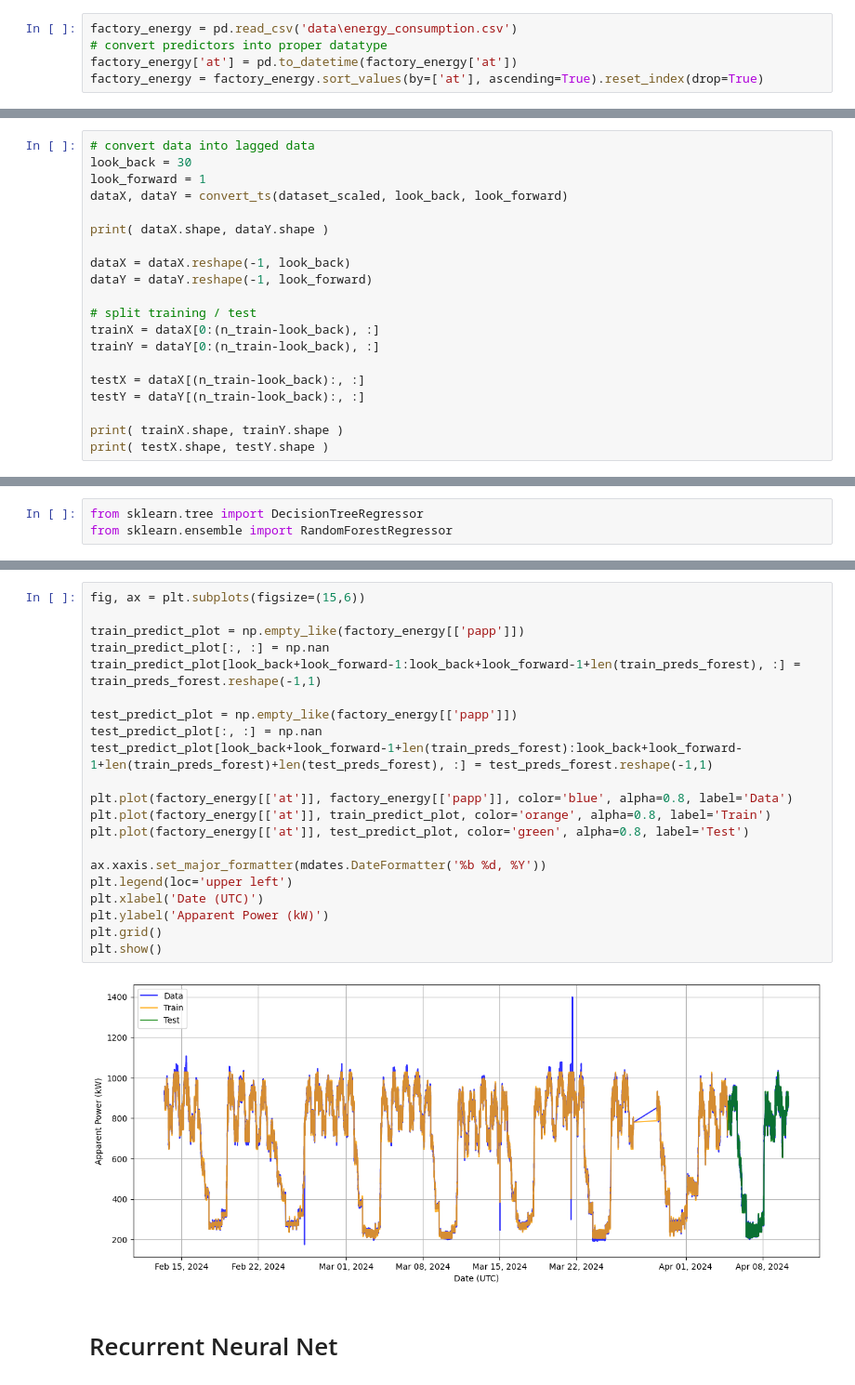
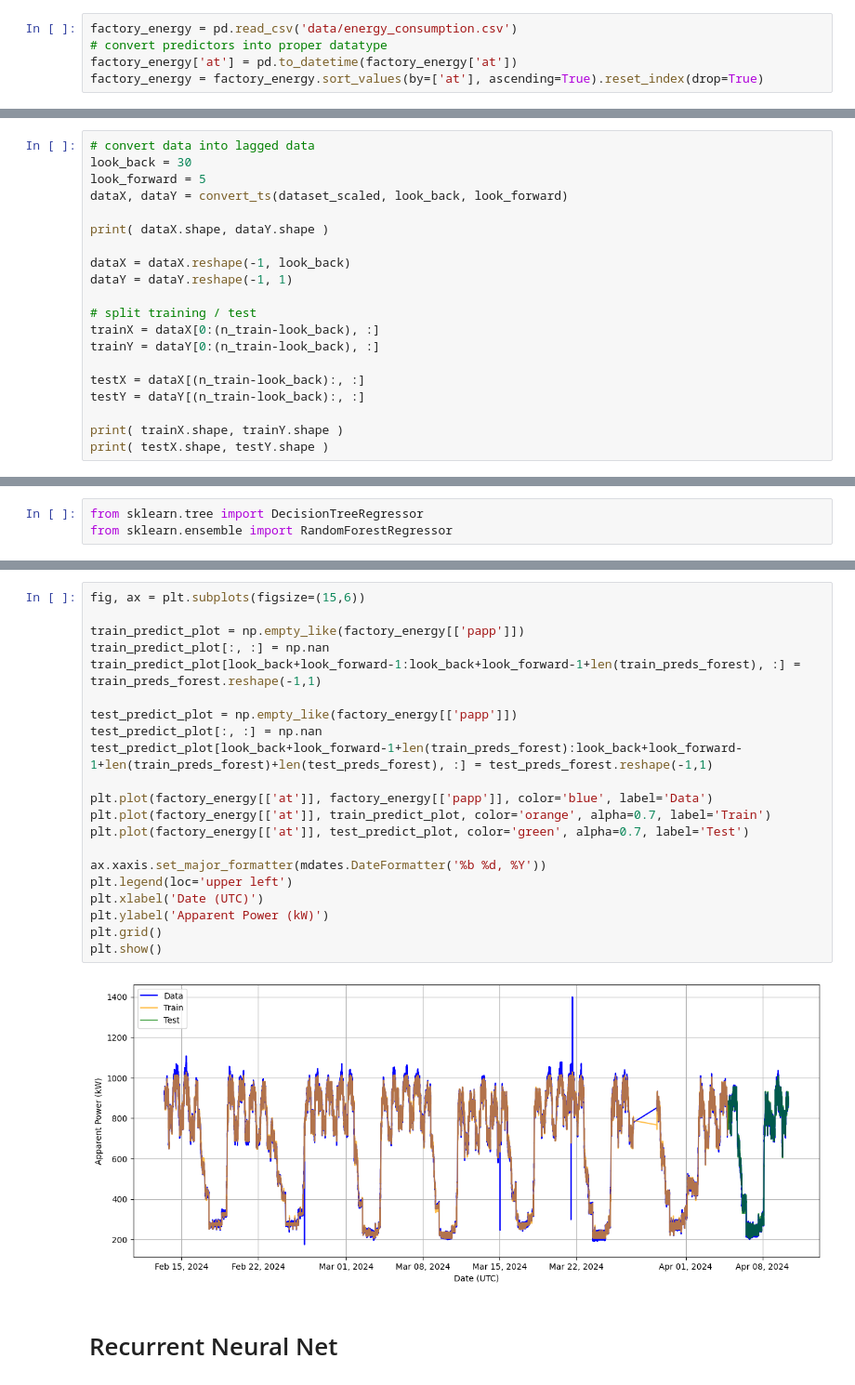
Before and after one commit to AzureAmber/Consumption-Case-Study, a Jupyter notebook: Analysis_energy.ipynb, the cells around one changed output, grey strips where cells are left out. Shown at 93% size. Cells and saved outputs as stored; diff of their text form.

```diff
--- a/Analysis_energy.ipynb
+++ b/Analysis_energy.ipynb
@@ -24,7 +24,7 @@ from plotnine import *
 import warnings
 warnings.filterwarnings('ignore')
 # %%
-factory_energy = pd.read_csv('data\energy_consumption.csv')
+factory_energy = pd.read_csv('data/energy_consumption.csv')
 # convert predictors into proper datatype
 factory_energy['at'] = pd.to_datetime(factory_energy['at'])
 factory_energy = factory_energy.sort_values(by=['at'], ascending=True).reset_index(drop=True)
@@ -66,13 +66,13 @@ dataset_scaled = np.concatenate((train_scaled, test_scaled), axis=0)
 # %%
 # convert data into lagged data
 look_back = 30
-look_forward = 1
+look_forward = 5
 dataX, dataY = convert_ts(dataset_scaled, look_back, look_forward)
 
 print( dataX.shape, dataY.shape )
 
 dataX = dataX.reshape(-1, look_back)
-dataY = dataY.reshape(-1, look_forward)
+dataY = dataY.reshape(-1, 1)
 
 # split training / test
 trainX = dataX[0:(n_train-look_back), :]
@@ -259,26 +255,26 @@ plt.show()
 # %%
 fig, ax = plt.subplots(figsize=(15,6))
 
 train_predict_plot = np.empty_like(factory_energy[['papp']])
 train_predict_plot[:, :] = np.nan
 train_predict_plot[look_back+look_forward-1:look_back+look_forward-1+len(train_preds_forest), :] = train_preds_forest.reshape(-1,1)
 
 test_predict_plot = np.empty_like(factory_energy[['papp']])
 test_predict_plot[:, :] = np.nan
 test_predict_plot[look_back+look_forward-1+len(train_preds_forest):look_back+look_forward-1+len(train_preds_forest)+len(test_preds_forest), :] = test_preds_forest.reshape(-1,1)
 
-plt.plot(factory_energy[['at']], factory_energy[['papp']], color='blue', alpha=0.8, label='Data')
-plt.plot(factory_energy[['at']], train_predict_plot, color='orange', alpha=0.8, label='Train')
-plt.plot(factory_energy[['at']], test_predict_plot, color='green', alpha=0.8, label='Test')
+plt.plot(factory_energy[['at']], factory_energy[['papp']], color='blue', label='Data')
+plt.plot(factory_energy[['at']], train_predict_plot, color='orange', alpha=0.7, label='Train')
+plt.plot(factory_energy[['at']], test_predict_plot, color='green', alpha=0.7, label='Test')
 
 ax.xaxis.set_major_formatter(mdates.DateFormatter('%b %d, %Y'))
 plt.legend(loc='upper left')
 plt.xlabel('Date (UTC)')
 plt.ylabel('Apparent Power (kW)')
 plt.grid()
 plt.show()
 # %% [output]
-[figure, old version]
+[figure, new version]
 # %% [markdown]
 # Recurrent Neural Net
 # %%
```
Also changed, not shown: parts of 12 cells of this notebook, 4 other files.
